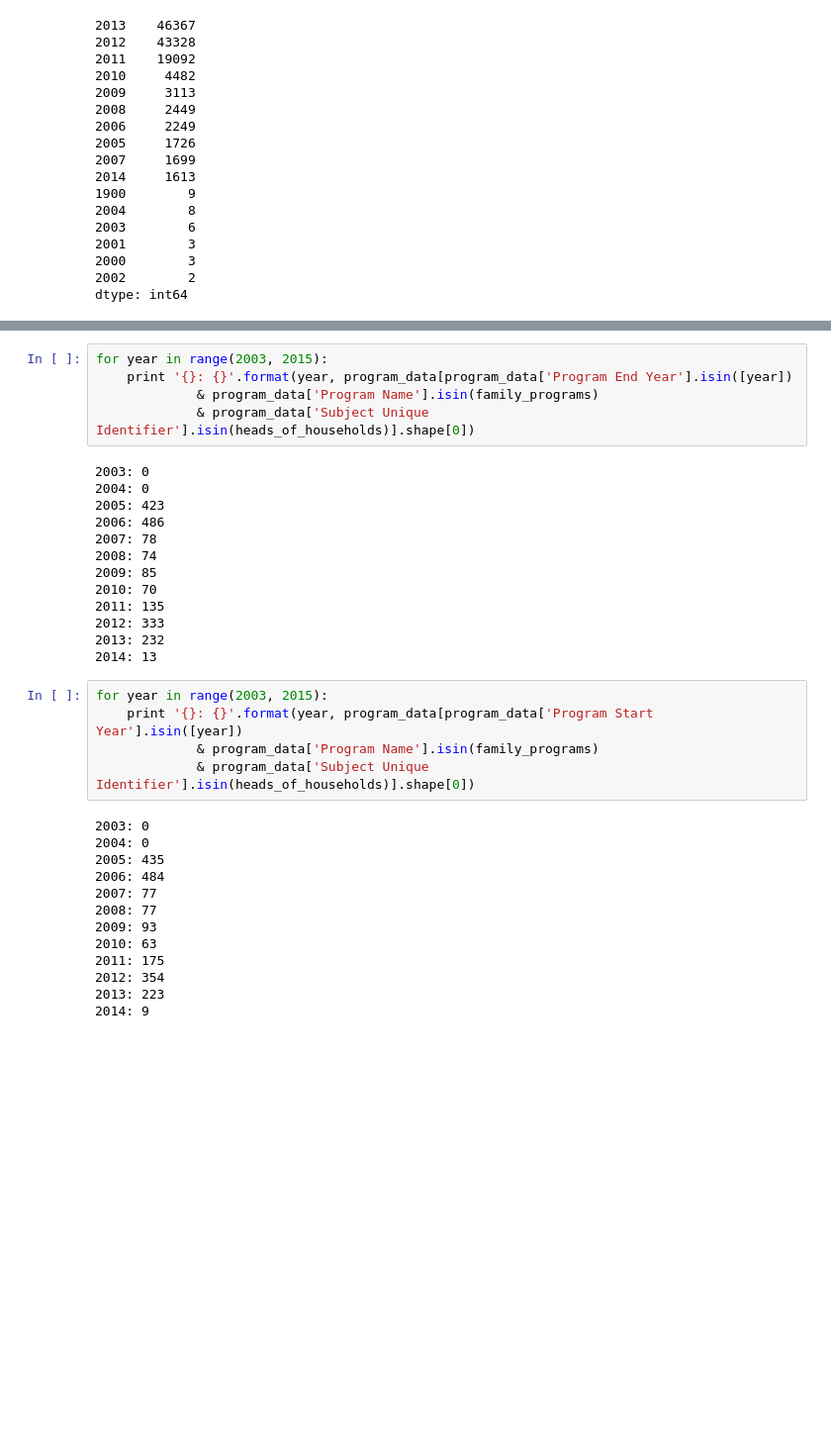
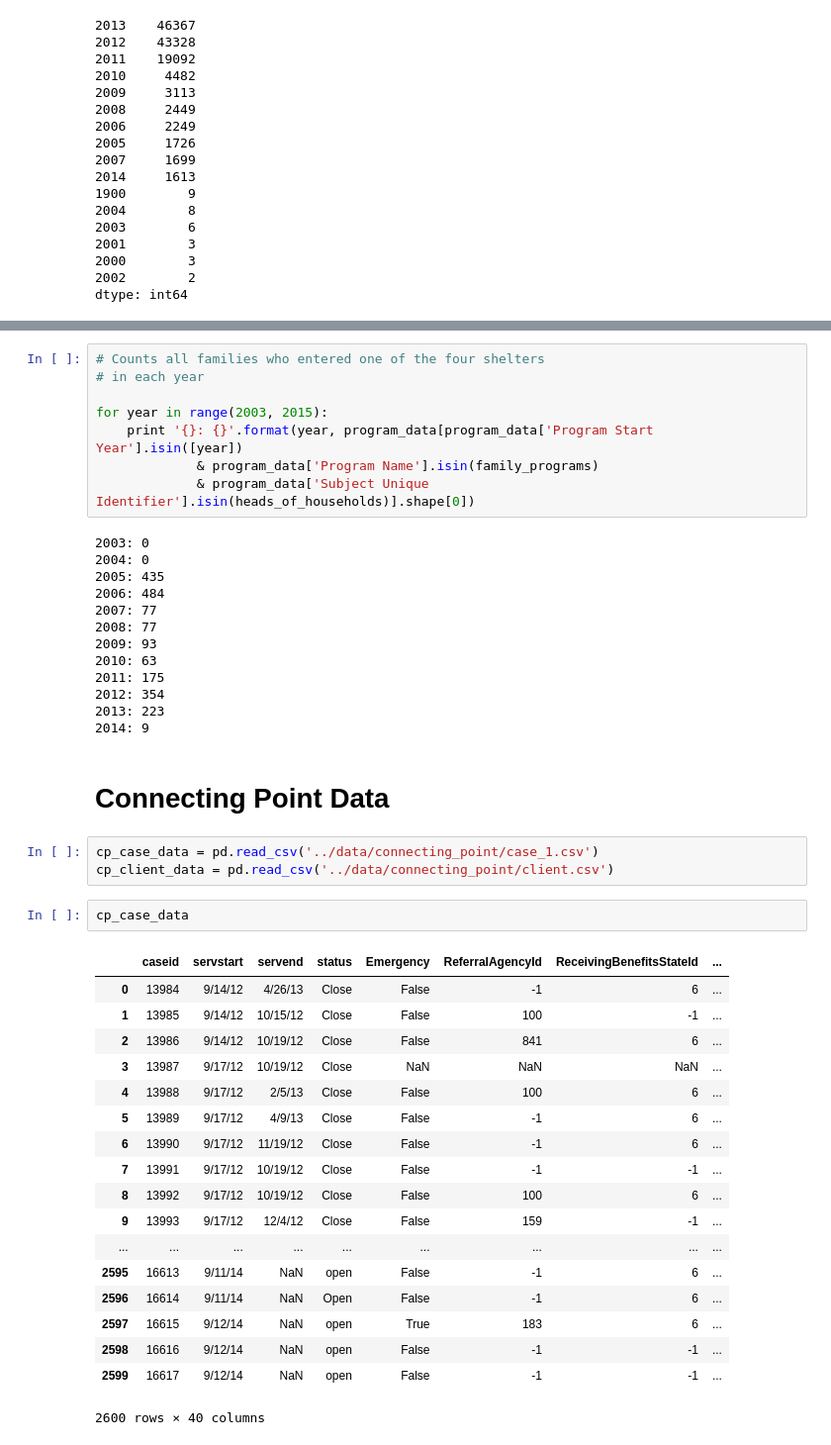
Before and after one commit to carlshan/sf-homelessness, a Jupyter notebook: exploration/01 - Answering 6 Questions [Carl].ipynb, the cells around one changed output, grey strips where cells are left out. Shown: that part at 99% size. Cells and saved outputs as stored; diff of their text form; blank space fills up the shorter version.

```diff
--- a/exploration/01 - Answering 6 Questions [Carl].ipynb
+++ b/exploration/01 - Answering 6 Questions [Carl].ipynb
@@ -164,36 +187,47 @@ for year in range(2003, 2015):
 # %%
+# Counts all families who entered one of the four shelters
+# in each year
+
 for year in range(2003, 2015):
-    print '{}: {}'.format(year, program_data[program_data['Program End Year'].isin([year])
+    print '{}: {}'.format(year, program_data[program_data['Program Start Year'].isin([year])
              & program_data['Program Name'].isin(family_programs)
              & program_data['Subject Unique Identifier'].isin(heads_of_households)].shape[0])
 # %% [output]
 2003: 0
 2004: 0
-2005: 423
-2006: 486
-2007: 78
-2008: 74
-2009: 85
-2010: 70
-2011: 135
-2012: 333
-2013: 232
-2014: 13
+2005: 435
+2006: 484
+2007: 77
+2008: 77
+2009: 93
+2010: 63
+2011: 175
+2012: 354
+2013: 223
+2014: 9
-# %%
-for year in range(2003, 2015):
-    print '{}: {}'.format(year, program_data[program_data['Program Start Year'].isin([year])
-             & program_data['Program Name'].isin(family_programs)
-             & program_data['Subject Unique Identifier'].isin(heads_of_households)].shape[0])
-# %% [output]
-2003: 0
-2004: 0
-2005: 435
-2006: 484
-2007: 77
-2008: 77
-2009: 93
-2010: 63
-2011: 175
-2012: 354
-2013: 223
-2014: 9
+# %% [markdown]
+# Connecting Point Data
+# %%
+cp_case_data = pd.read_csv('../data/connecting_point/case_1.csv')
+cp_client_data = pd.read_csv('../data/connecting_point/client.csv')
+# %%
+cp_case_data
+# %% [output]
+|  | caseid | servstart | servend | status | Emergency | ReferralAgencyId | ReceivingBenefitsStateId | ... |
+| 0 | 13984 | 9/14/12 | 4/26/13 | Close | False | -1 | 6 | ... |
+| 1 | 13985 | 9/14/12 | 10/15/12 | Close | False | 100 | -1 | ... |
+| 2 | 13986 | 9/14/12 | 10/19/12 | Close | False | 841 | 6 | ... |
+| 3 | 13987 | 9/17/12 | 10/19/12 | Close | NaN | NaN | NaN | ... |
+| 4 | 13988 | 9/17/12 | 2/5/13 | Close | False | 100 | 6 | ... |
+| 5 | 13989 | 9/17/12 | 4/9/13 | Close | False | -1 | 6 | ... |
+| 6 | 13990 | 9/17/12 | 11/19/12 | Close | False | -1 | 6 | ... |
+| 7 | 13991 | 9/17/12 | 10/19/12 | Close | False | -1 | -1 | ... |
+| 8 | 13992 | 9/17/12 | 10/19/12 | Close | False | 100 | 6 | ... |
+| 9 | 13993 | 9/17/12 | 12/4/12 | Close | False | 159 | -1 | ... |
+| ... | ... | ... | ... | ... | ... | ... | ... | ... |
+| 2595 | 16613 | 9/11/14 | NaN | open | False | -1 | 6 | ... |
+| 2596 | 16614 | 9/11/14 | NaN | Open | False | -1 | 6 | ... |
+| 2597 | 16615 | 9/12/14 | NaN | open | True | 183 | 6 | ... |
+| 2598 | 16616 | 9/12/14 | NaN | open | False | -1 | -1 | ... |
+| 2599 | 16617 | 9/12/14 | NaN | open | False | -1 | -1 | ... |
+2600 rows × 40 columns
```
Also changed, not shown: parts of 5 cells of this notebook.
